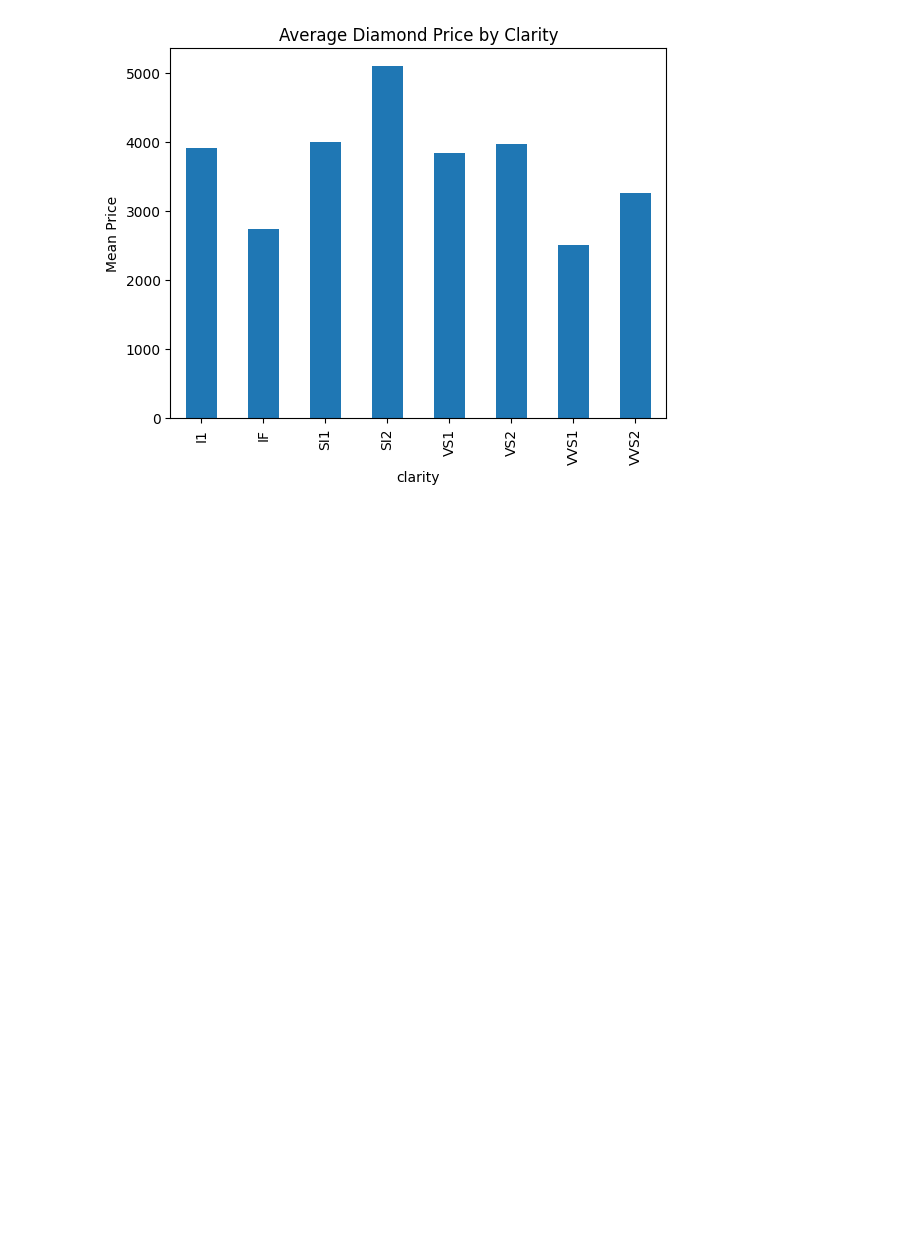
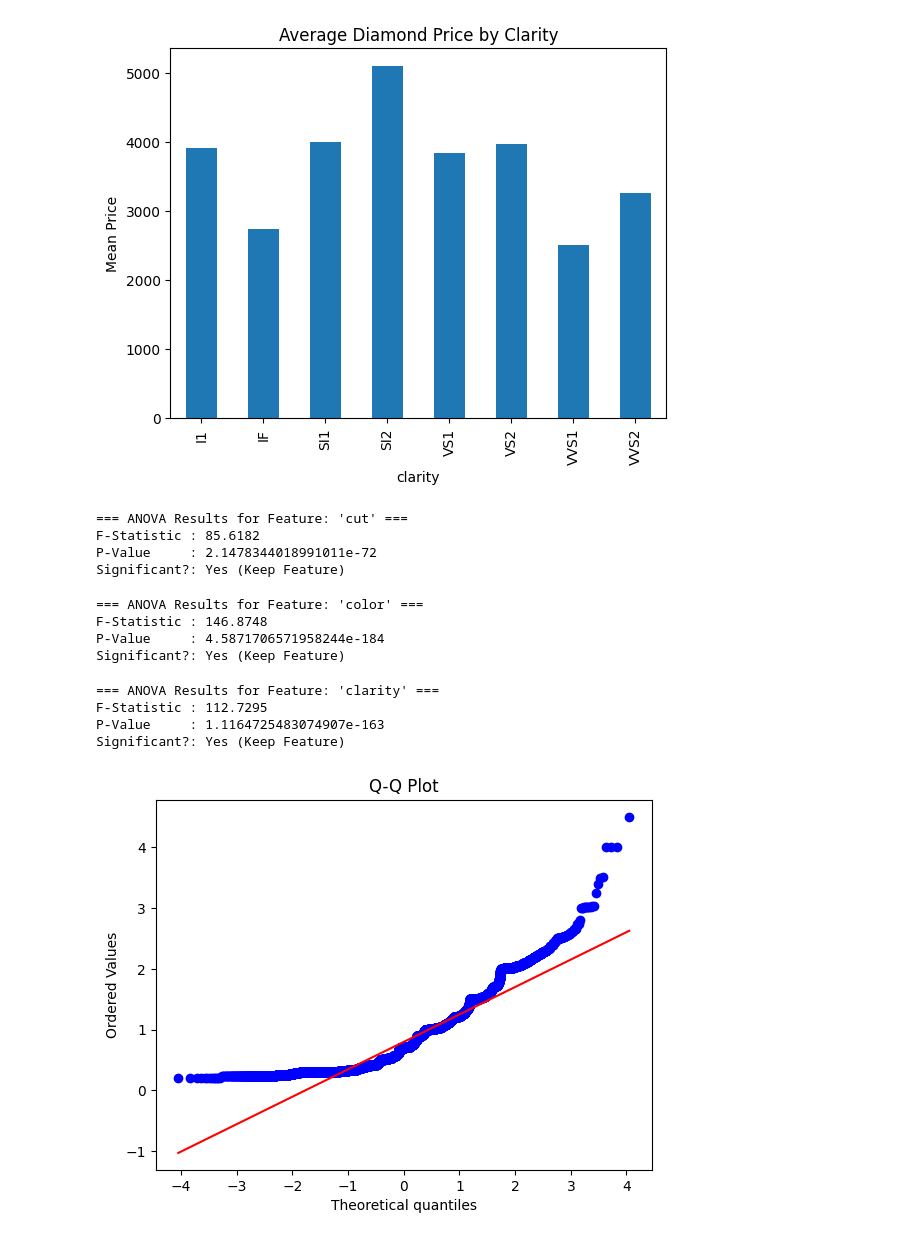
Before and after one commit to SonuDJ55/Diamond-Price-Prediction, a Jupyter notebook: notebooks/EDA.ipynb, the cells around one changed output. Cells and saved outputs as stored; diff of their text form; code cells hidden in the pictures; blank space fills up the shorter version.

```diff
--- a/notebooks/EDA.ipynb
+++ b/notebooks/EDA.ipynb
@@ -393,0 +412,31 @@ def annova_for_catagorical(df:pd.DataFrame,catagorical_col:str,targeet_column:st
+# %%
+catagorical_annova_OT(df_original, 'cut', 'price')
+# %% [output]
+=== ANOVA Results for Feature: 'cut' ===
+F-Statistic : 85.6182
+P-Value     : 2.1478344018991011e-72
+Significant?: Yes (Keep Feature)
+# %%
+catagorical_annova_OT(df_original,'color','price')
+# %% [output]
+=== ANOVA Results for Feature: 'color' ===
+F-Statistic : 146.8748
+P-Value     : 4.5871706571958244e-184
+Significant?: Yes (Keep Feature)
+# %%
+catagorical_annova_OT(df_original,'clarity','price')
+# %% [output]
+=== ANOVA Results for Feature: 'clarity' ===
+F-Statistic : 112.7295
+P-Value     : 1.1164725483074907e-163
+Significant?: Yes (Keep Feature)
+# %%
+import scipy.stats as stats
+import matplotlib.pyplot as plt
+
+# Generate Q-Q plot
+stats.probplot(df_original['carat'], dist="norm", plot=plt)
+plt.title('Q-Q Plot')
+plt.show()
+# %% [output]
+[figure, added]
```
Also changed, not shown: parts of 14 cells of this notebook, 1 other file.
